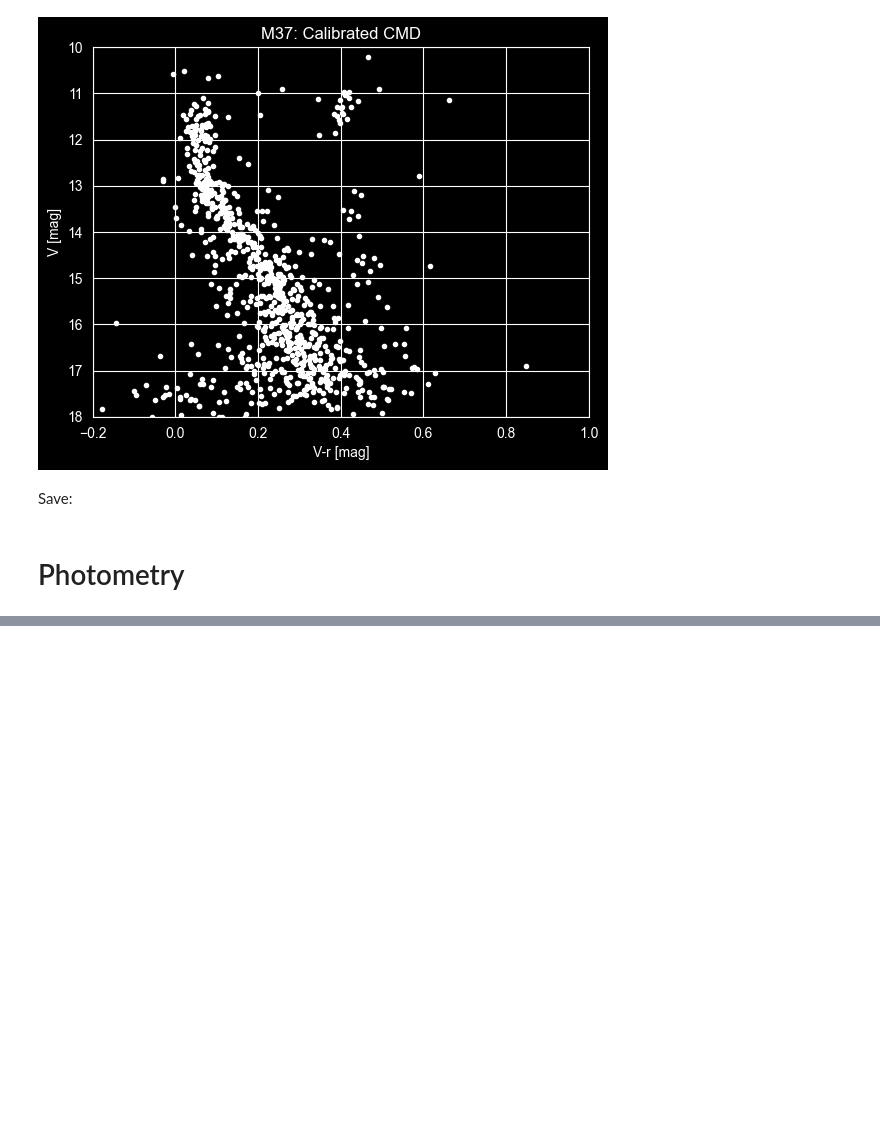
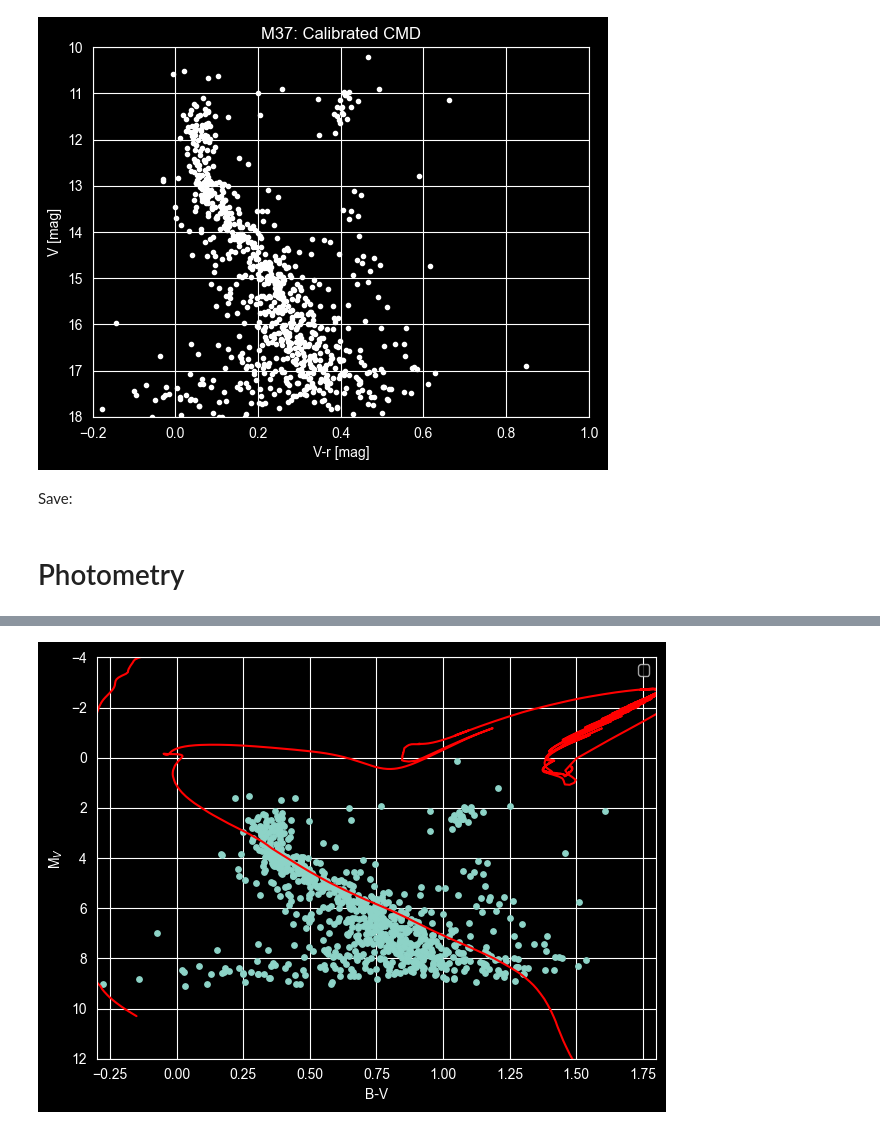
Before and after one commit to KevinLeenaerts/Observational-Astronomy, a Jupyter notebook: Master.ipynb, the cells around one changed output, grey strips where cells are left out. Cells and saved outputs as stored; diff of their text form; code cells hidden in the pictures; blank space fills up the shorter version.

```diff
--- a/Master.ipynb
+++ b/Master.ipynb
@@ -514,0 +573,19 @@ plt.show()
+# %%
+age_ind = isocmd.age_index(log_age)
+B = isocmd.isocmds[age_ind]['Bessell_B']
+V = isocmd.isocmds[age_ind]['Bessell_V']
+
+plt.scatter(M37_BV, M37_M_V - 9, s=15)
+plt.plot(B-V, V, color='red')
+plt.gca().invert_yaxis()
+
+plt.legend(frameon=True)
+plt.xlim(-0.3, 1.8)
+plt.ylim(12,-4)
+plt.xlabel('B-V')
+plt.ylabel(r'M$_V$')
+plt.minorticks_on()
+plt.tight_layout()
+plt.show()
+# %% [output]
+[figure, added]
```
Also changed, not shown: parts of 4 cells of this notebook, 3 other files.
